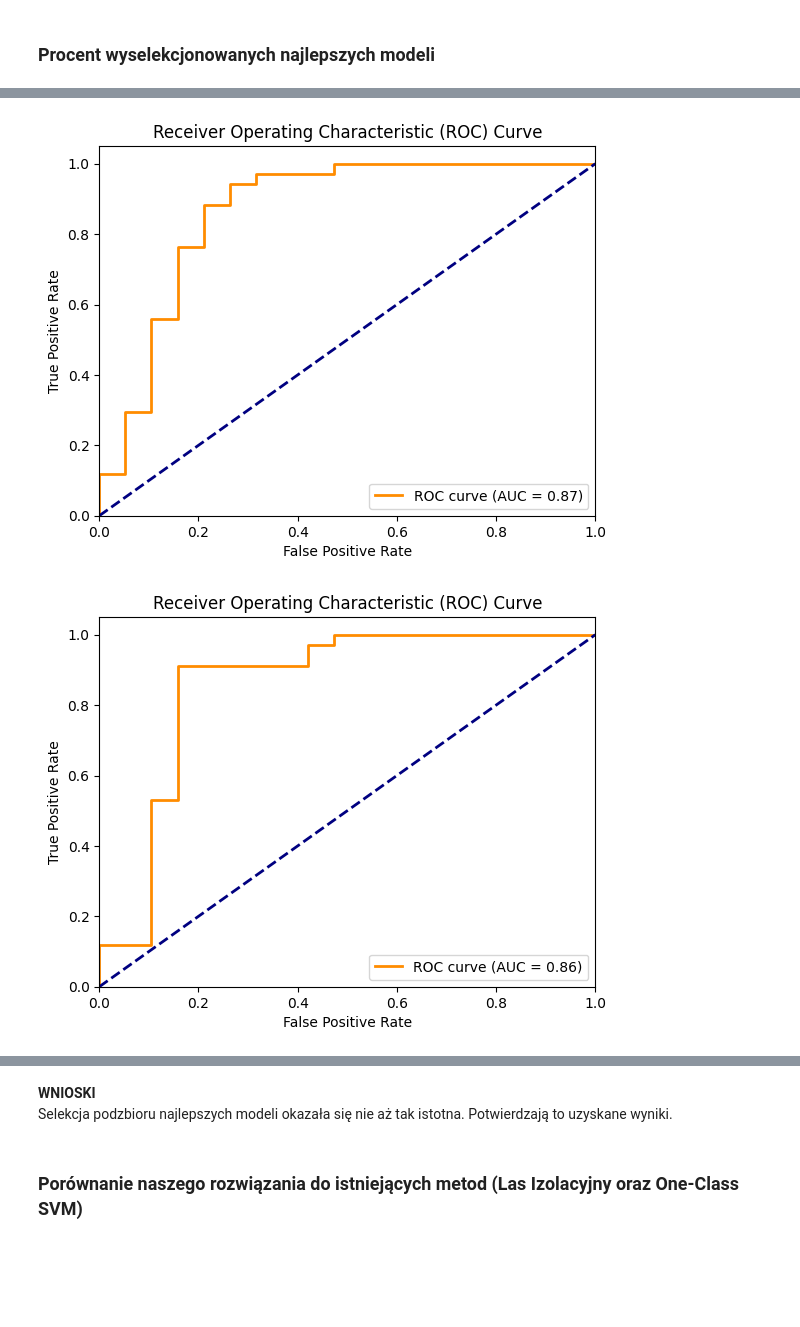
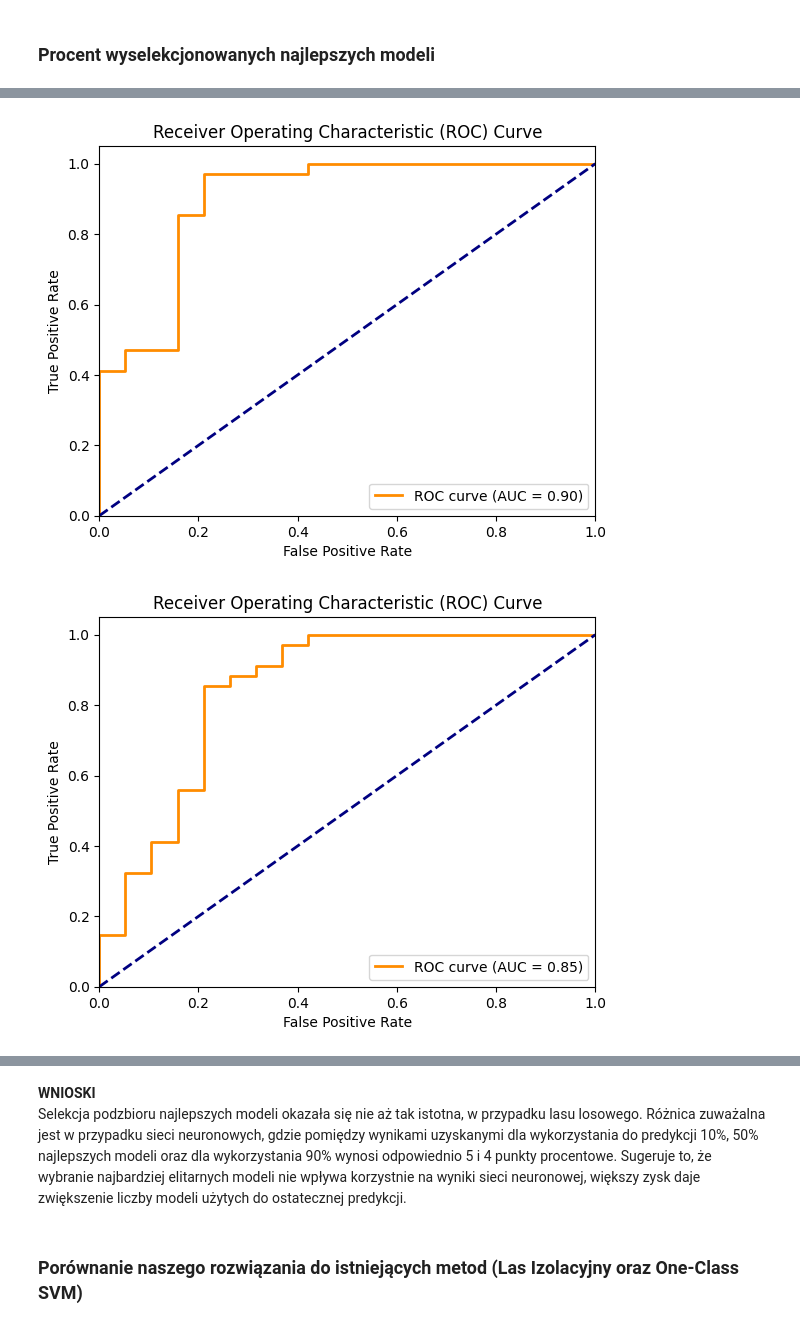
Before and after one commit to Mateuszeqq/ZUM_ONECLASS_CLASSIFIER, a Jupyter notebook: zum_project_all_in_one.ipynb, the cells around one changed output, grey strips where cells are left out. Saved outputs shown, nothing was run; the diff lists cells and outputs as text; code cells hidden in the pictures; blank space fills up the shorter version.

Commit message:
Small changes in wnioski and added some przykady

```diff
--- a/zum_project_all_in_one.ipynb
+++ b/zum_project_all_in_one.ipynb
@@ -431,6 +431,9 @@ args.model_type = "nn"
 args.splits = 10
 main(args)
 
+args.splits = 30
+main(args)
+
 args.splits = 100
 main(args)
 # %% [output]
@@ -442,6 +446,9 @@ args.model_type = "rf"
 args.splits = 10
 main(args)
 
+args.splits = 30
+main(args)
+
 args.splits = 100
 main(args)
 # %% [output]
@@ -518,6 +526,10 @@ args.model_type = "rf"
 args.selection_metric = 'acc'
 args.splits = 100
 args.noise = 0
+
+args.frac_models = 0.9
+main(args)
+
 args.frac_models = 0.5
 main(args)
 
@@ -529,14 +542,18 @@ main(args)
 # %%
 # Dla sieci neuronowej
 args.model_type = "nn"
 args.selection_metric = 'acc'
 args.splits = 100
 args.noise = 0
+
+args.frac_models = 0.9
+main(args)
+
 args.frac_models = 0.5
 main(args)
 
 args.frac_models = 0.1
 main(args)
 # %% [output]
-[figure, old version]
+[figure, new version]
-[figure, old version]
+[figure, new version]
@@ -543,6 +561,6 @@ main(args)
-# %% [markdown]
-**WNIOSKI**<br>
-Selekcja podzbioru najlepszych modeli okazała się nie aż tak istotna. Potwierdzają to uzyskane wyniki.
+# %% [markdown]
+**WNIOSKI**<br>
+Selekcja podzbioru najlepszych modeli okazała się nie aż tak istotna, w przypadku lasu losowego. Różnica zuważalna jest w przypadku sieci neuronowych, gdzie pomiędzy wynikami uzyskanymi dla wykorzystania do predykcji 10%, 50% najlepszych modeli oraz dla wykorzystania 90% wynosi odpowiednio 5 i 4 punkty procentowe. Sugeruje to, że wybranie najbardziej elitarnych modeli nie wpływa korzystnie na wyniki sieci neuronowej, większy zysk daje zwiększenie liczby modeli użytych do ostatecznej predykcji.
 # %% [markdown]
 ### Porównanie naszego rozwiązania do istniejących metod (Las Izolacyjny oraz One-Class SVM)
 # %%
```
Also changed, not shown: parts of 13 cells of this notebook.
